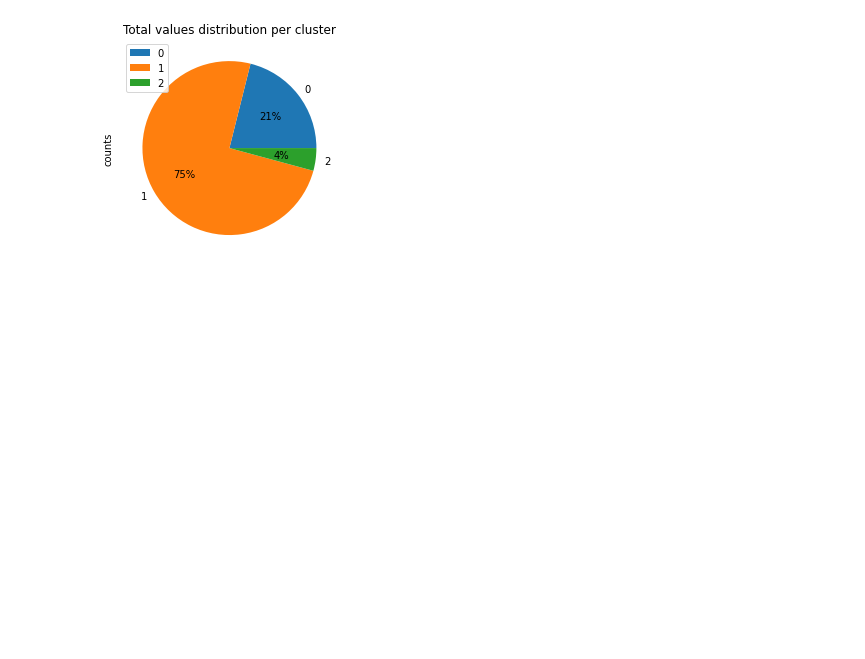
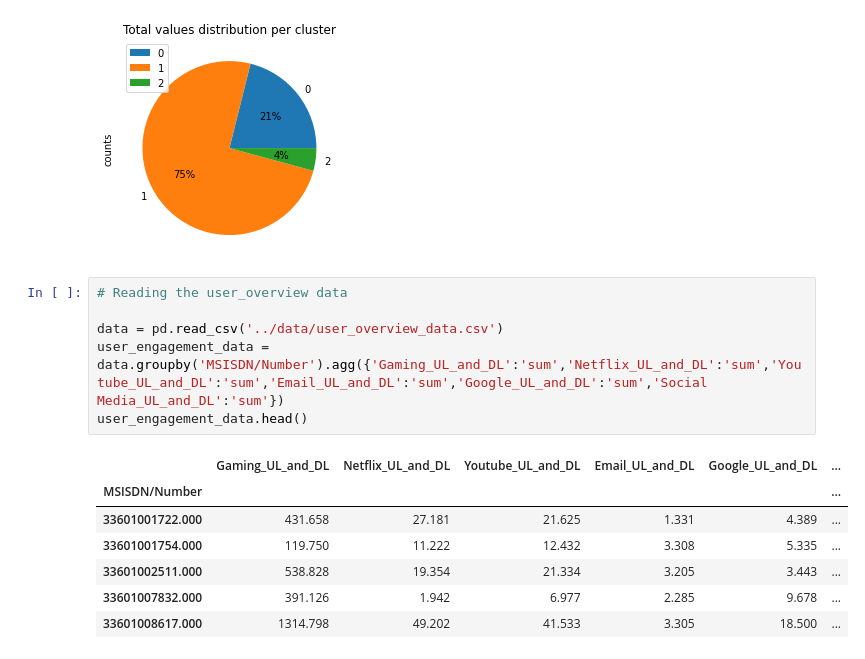
Before and after one commit to Micky373/Telecom_user_analytics, a Jupyter notebook: notebooks/user_engagement_analysis.ipynb, the cells around one changed output. Saved outputs shown, nothing was run; the diff lists cells and outputs as text; blank space fills up the shorter version.

```diff
--- a/notebooks/user_engagement_analysis.ipynb
+++ b/notebooks/user_engagement_analysis.ipynb
@@ -274,3 +274,17 @@ cluster_count_dataframe.plot(kind='pie',y='counts',autopct='%1.0f%%',title='Tota
 # %% [output]
 <AxesSubplot:title={'center':'Total values distribution per cluster'}, ylabel='counts'>
 [figure]
+# %%
+# Reading the user_overview data
+
+data = pd.read_csv('../data/user_overview_data.csv')
+user_engagement_data = data.groupby('MSISDN/Number').agg({'Gaming_UL_and_DL':'sum','Netflix_UL_and_DL':'sum','Youtube_UL_and_DL':'sum','Email_UL_and_DL':'sum','Google_UL_and_DL':'sum','Social Media_UL_and_DL':'sum'})
+user_engagement_data.head()
+# %% [output]
+|  | Gaming_UL_and_DL | Netflix_UL_and_DL | Youtube_UL_and_DL | Email_UL_and_DL | Google_UL_and_DL | ... |
+| MSISDN/Number |  |  |  |  |  | ... |
+| 33601001722.000 | 431.658 | 27.181 | 21.625 | 1.331 | 4.389 | ... |
+| 33601001754.000 | 119.750 | 11.222 | 12.432 | 3.308 | 5.335 | ... |
+| 33601002511.000 | 538.828 | 19.354 | 21.334 | 3.205 | 3.443 | ... |
+| 33601007832.000 | 391.126 | 1.942 | 6.977 | 2.285 | 9.678 | ... |
+| 33601008617.000 | 1314.798 | 49.202 | 41.533 | 3.305 | 18.500 | ... |
```
Also changed, not shown: parts of 1 cell of this notebook.
